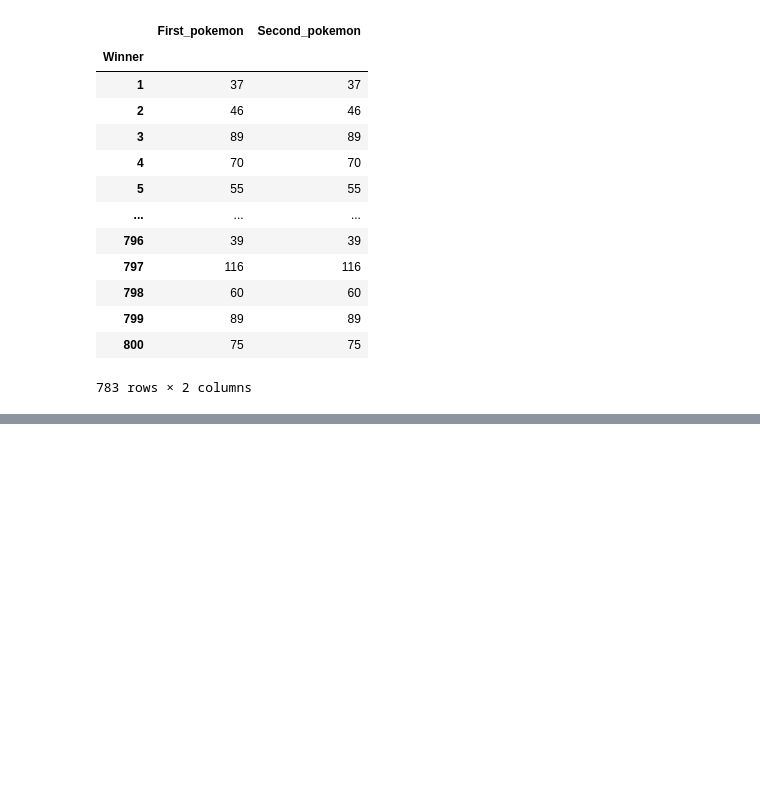
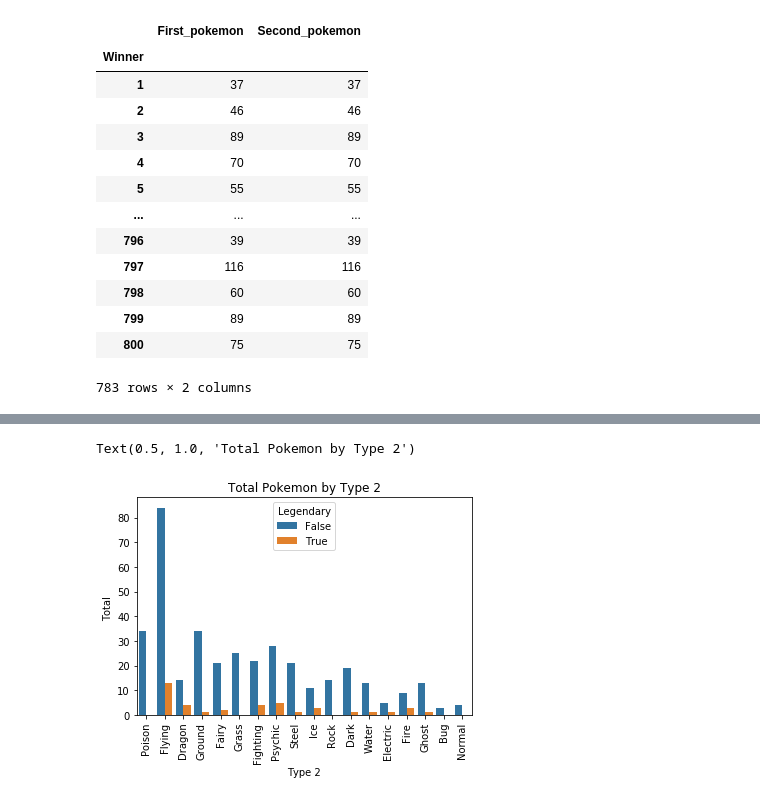
Before and after one commit to bjpark0805/Pokemon_Data_analysis-, a Jupyter notebook: Pokemon_data_analysis_example.ipynb, the cells around one changed output, grey strips where cells are left out. Cells and saved outputs as stored; diff of their text form; code cells hidden in the pictures; blank space fills up the shorter version.

```diff
--- a/Pokemon_data_analysis_example.ipynb
+++ b/Pokemon_data_analysis_example.ipynb
@@ -333 +468,10 @@ results3[np.isfinite(results3['Win Percentage'])].sort_values(by = ['Win Percent
+# %%
+ax = sns.countplot(x="Type 2", hue="Legendary", data=results)
+plt.xticks(rotation= 90)
+plt.xlabel('Type 2')
+plt.ylabel('Total ')
+plt.title("Total Pokemon by Type 2")
+# %% [output]
+Text(0.5, 1.0, 'Total Pokemon by Type 2')
+[figure, added]
 # %%
```
Also changed, not shown: parts of 51 cells of this notebook.
